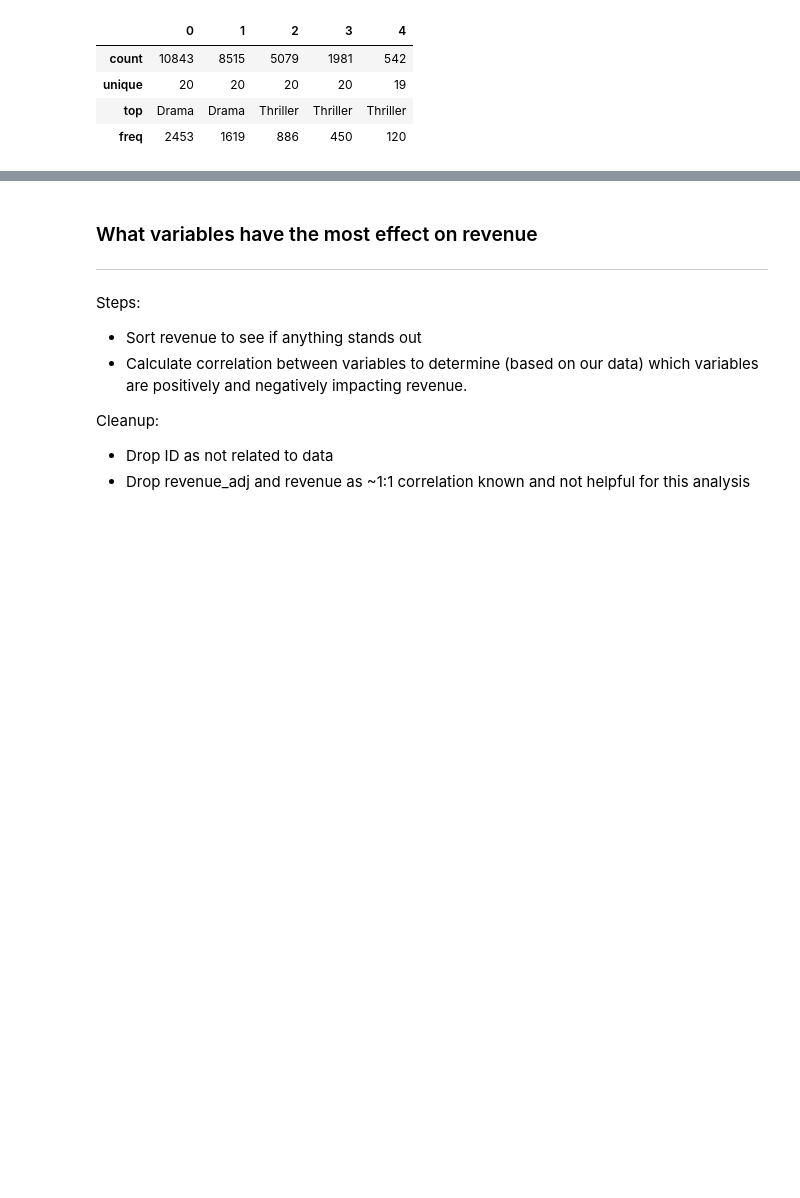
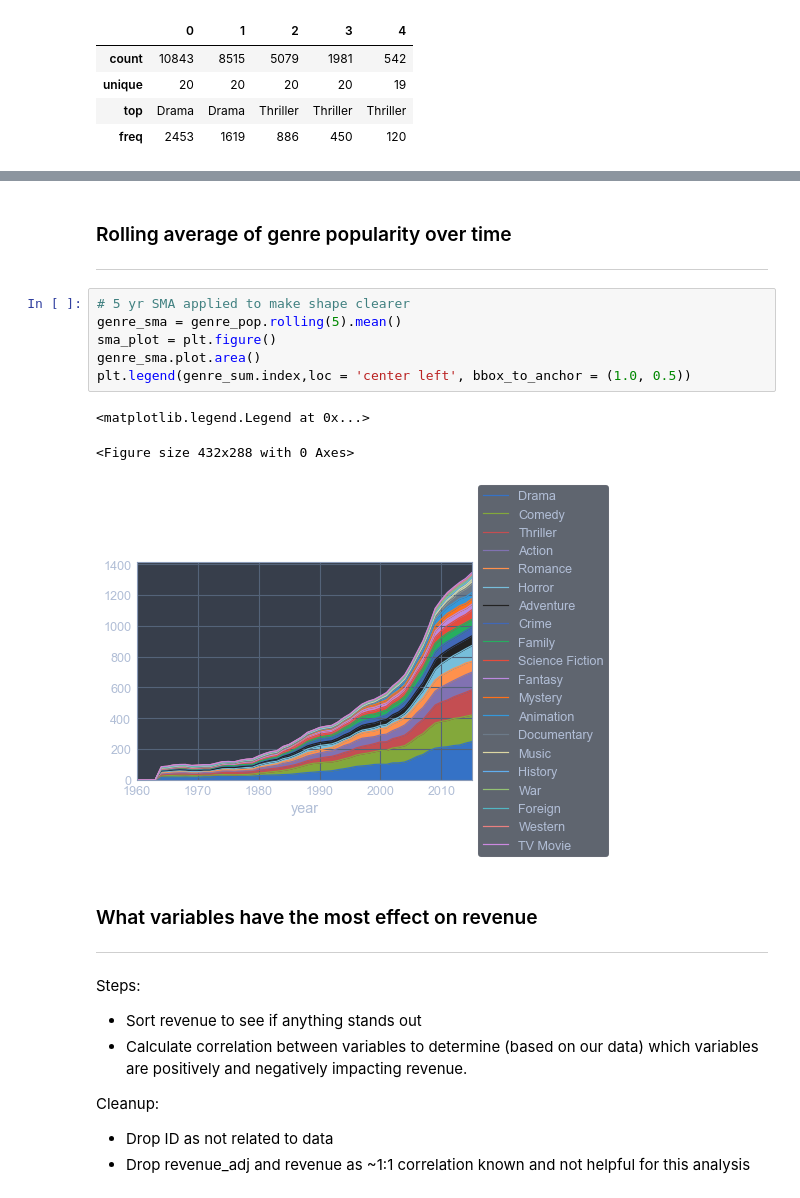
Before and after one commit to Wired361/Udacity_Project-2, a Jupyter notebook: Project-2.ipynb, the cells around one changed output, grey strips where cells are left out. Drawn from its saved outputs; the diff is of its cells as text; blank space fills up the shorter version.

```diff
--- a/Project-2.ipynb
+++ b/Project-2.ipynb
@@ -111,3 +122,17 @@ genre_pop.head()
+# %% [markdown]
+### Rolling average of genre popularity over time
+
+<hr>
+# %%
+# 5 yr SMA applied to make shape clearer
+genre_sma = genre_pop.rolling(5).mean()
+sma_plot = plt.figure()
+genre_sma.plot.area()
+plt.legend(genre_sum.index,loc = 'center left', bbox_to_anchor = (1.0, 0.5))
+# %% [output]
+<matplotlib.legend.Legend at 0x...>
+<Figure size 432x288 with 0 Axes>
+[figure, added]
 # %% [markdown]
 ### What variables have the most effect on revenue
 
```
Also changed, not shown: parts of 8 cells of this notebook.
